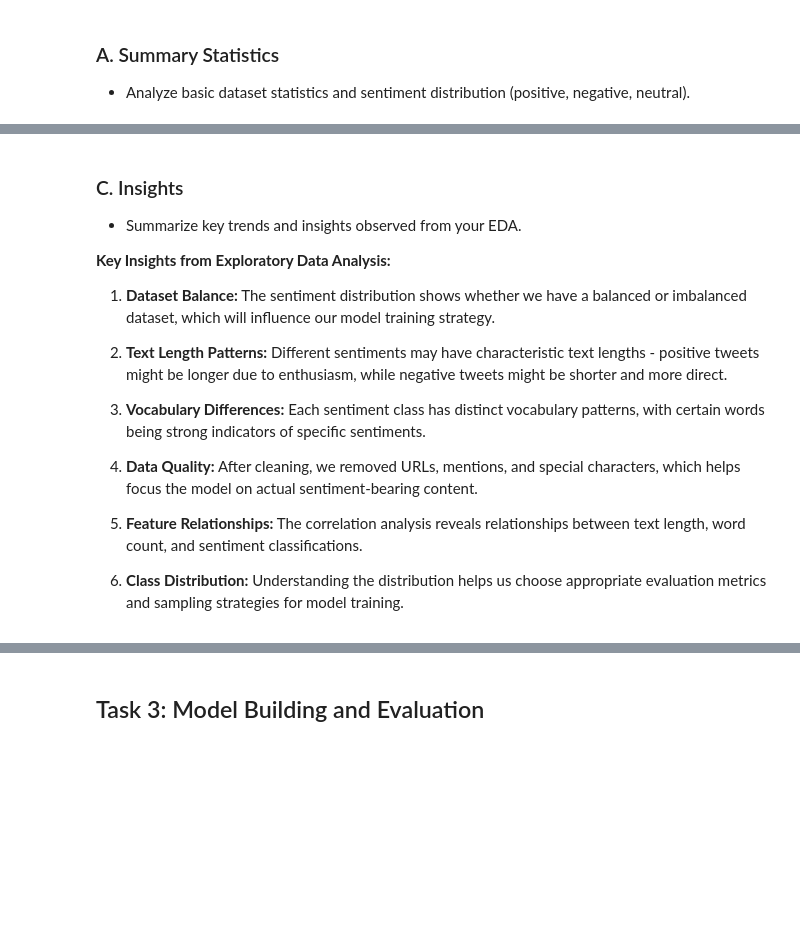
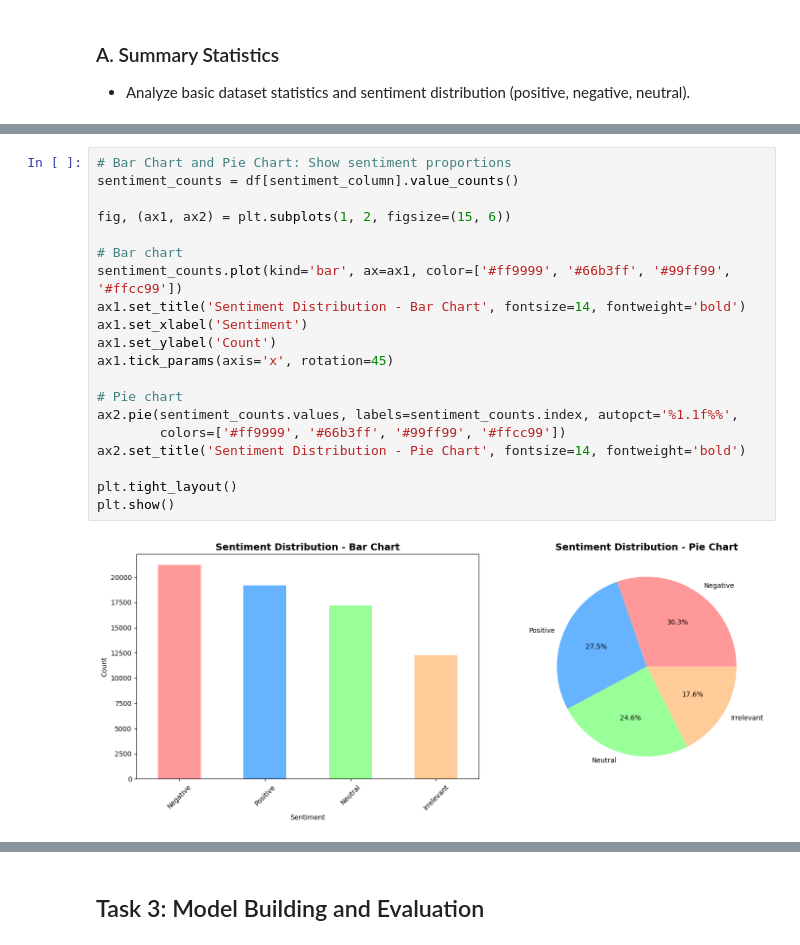
Before and after one commit to brijeshksingh/AIML_Colab_repo, a Jupyter notebook: twitter_sentiment_analysis.ipynb, the cells around one changed output, grey strips where cells are left out. Saved outputs shown, nothing was run; the diff lists cells and outputs as text; blank space fills up the shorter version.

```diff
--- a/twitter_sentiment_analysis.ipynb
+++ b/twitter_sentiment_analysis.ipynb
@@ -570,17 +362,22 @@ plt.show()
-# %% [markdown]
-### C. Insights
-- Summarize key trends and insights observed from your EDA.
-
-**Key Insights from Exploratory Data Analysis:**
-
-1. **Dataset Balance:** The sentiment distribution shows whether we have a balanced or imbalanced dataset, which will influence our model training strategy.
-
-2. **Text Length Patterns:** Different sentiments may have characteristic text lengths - positive tweets might be longer due to enthusiasm, while negative tweets might be shorter and more direct.
-
-3. **Vocabulary Differences:** Each sentiment class has distinct vocabulary patterns, with certain words being strong indicators of specific sentiments.
-
-4. **Data Quality:** After cleaning, we removed URLs, mentions, and special characters, which helps focus the model on actual sentiment-bearing content.
-
-5. **Feature Relationships:** The correlation analysis reveals relationships between text length, word count, and sentiment classifications.
-
-6. **Class Distribution:** Understanding the distribution helps us choose appropriate evaluation metrics and sampling strategies for model training.
+# %%
+# Bar Chart and Pie Chart: Show sentiment proportions
+sentiment_counts = df[sentiment_column].value_counts()
+
+fig, (ax1, ax2) = plt.subplots(1, 2, figsize=(15, 6))
+
+# Bar chart
+sentiment_counts.plot(kind='bar', ax=ax1, color=['#ff9999', '#66b3ff', '#99ff99', '#ffcc99'])
+ax1.set_title('Sentiment Distribution - Bar Chart', fontsize=14, fontweight='bold')
+ax1.set_xlabel('Sentiment')
+ax1.set_ylabel('Count')
+ax1.tick_params(axis='x', rotation=45)
+
+# Pie chart
+ax2.pie(sentiment_counts.values, labels=sentiment_counts.index, autopct='%1.1f%%',
+        colors=['#ff9999', '#66b3ff', '#99ff99', '#ffcc99'])
+ax2.set_title('Sentiment Distribution - Pie Chart', fontsize=14, fontweight='bold')
+
+plt.tight_layout()
+plt.show()
+# %% [output]
+[figure, added]
```
Also changed, not shown: parts of 36 cells of this notebook.
